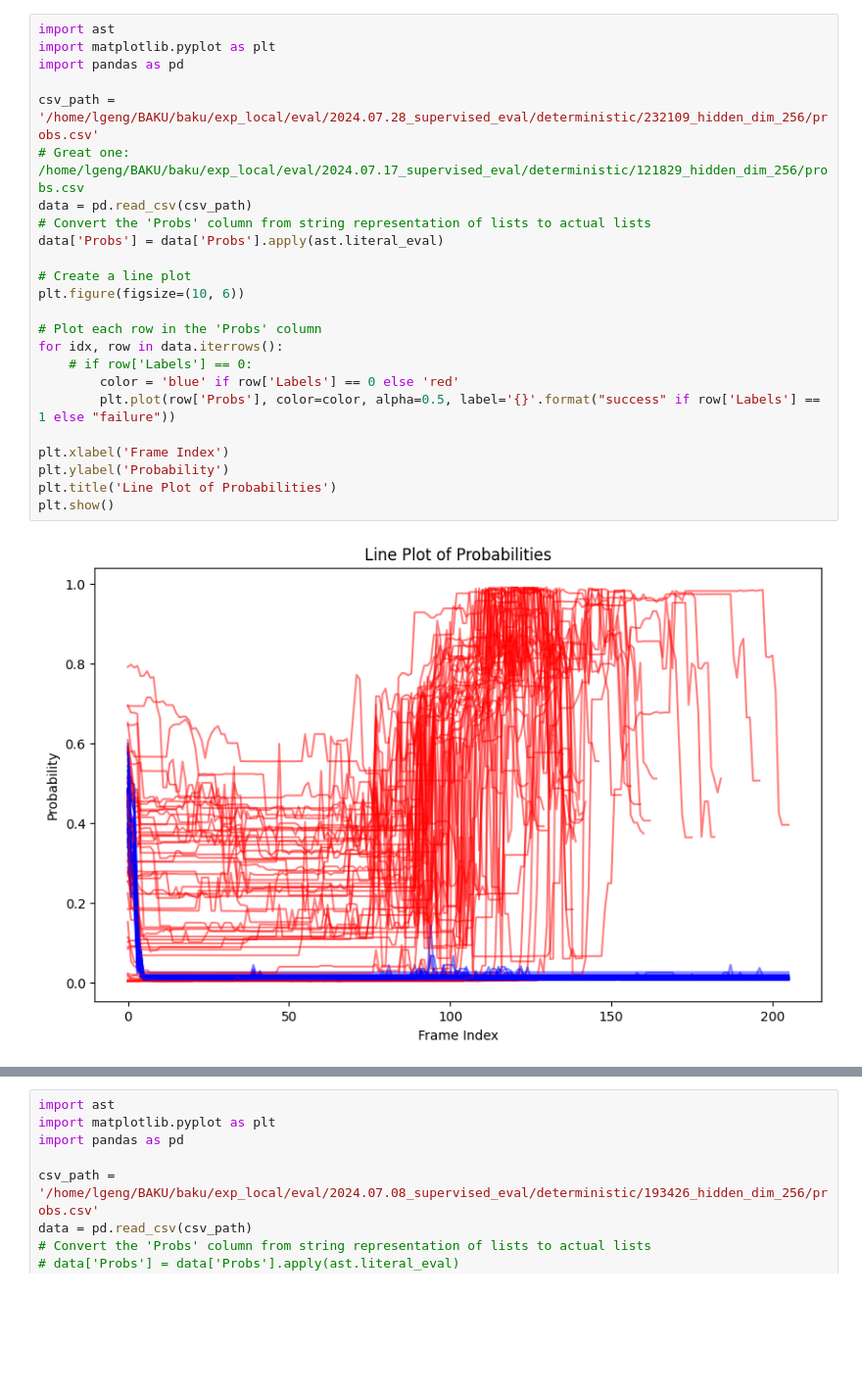
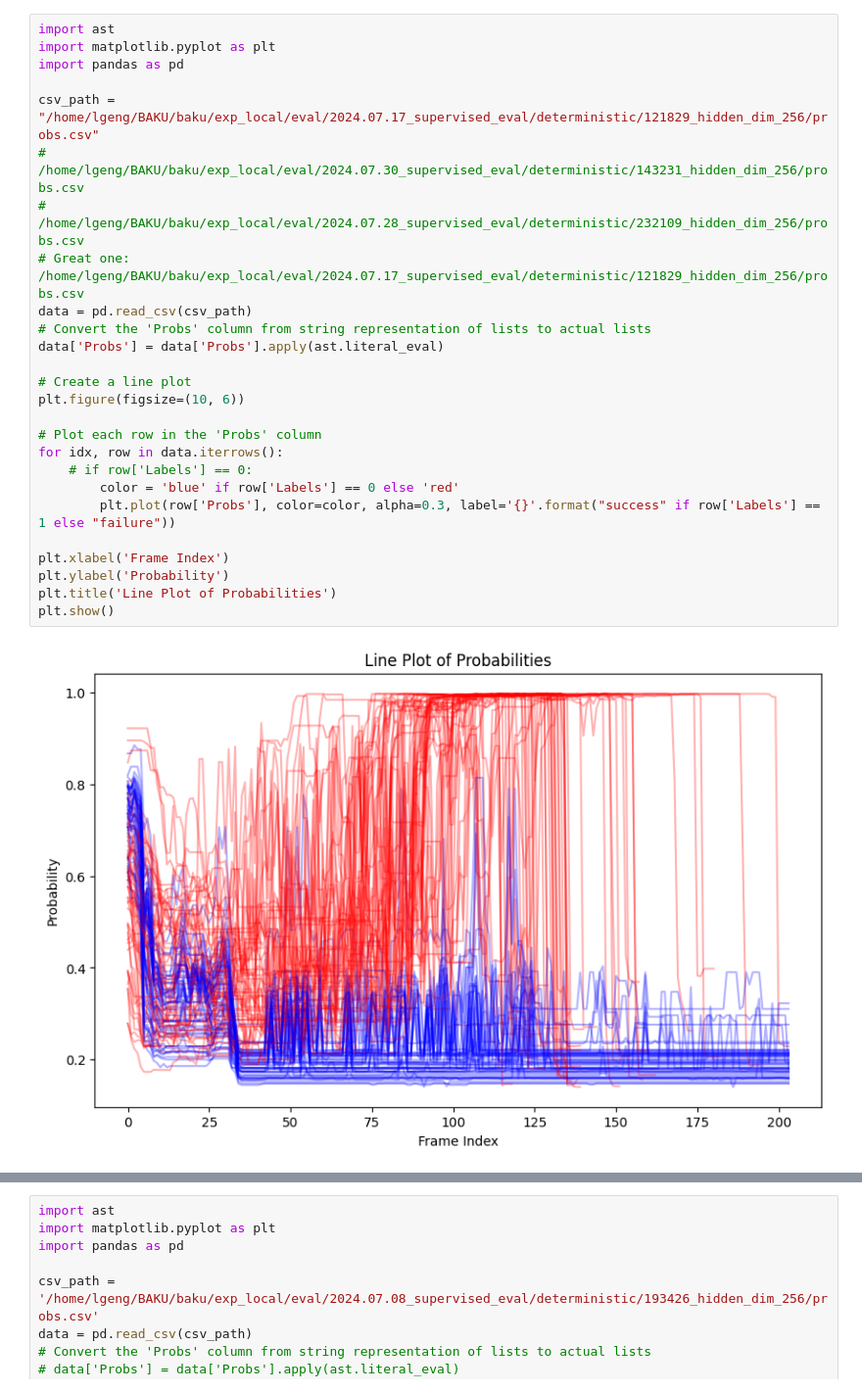
Before and after one commit to lygeng0427/BAKU, a Jupyter notebook: baku/visualize.ipynb, the cells around one changed output, grey strips where cells are left out. Shown at 98% size. Saved outputs shown, nothing was run; the diff lists cells and outputs as text; blank space fills up the shorter version.

```diff
--- a/baku/visualize.ipynb
+++ b/baku/visualize.ipynb
@@ -1,27 +1,29 @@
 # %%
 import ast
 import matplotlib.pyplot as plt
 import pandas as pd
 
-csv_path = '/home/lgeng/BAKU/baku/exp_local/eval/2024.07.28_supervised_eval/deterministic/232109_hidden_dim_256/probs.csv'
+csv_path = "/home/lgeng/BAKU/baku/exp_local/eval/2024.07.17_supervised_eval/deterministic/121829_hidden_dim_256/probs.csv"
+# /home/lgeng/BAKU/baku/exp_local/eval/2024.07.30_supervised_eval/deterministic/143231_hidden_dim_256/probs.csv
+# /home/lgeng/BAKU/baku/exp_local/eval/2024.07.28_supervised_eval/deterministic/232109_hidden_dim_256/probs.csv
 # Great one: /home/lgeng/BAKU/baku/exp_local/eval/2024.07.17_supervised_eval/deterministic/121829_hidden_dim_256/probs.csv
 data = pd.read_csv(csv_path)
 # Convert the 'Probs' column from string representation of lists to actual lists
 data['Probs'] = data['Probs'].apply(ast.literal_eval)
 
 # Create a line plot
 plt.figure(figsize=(10, 6))
 
 # Plot each row in the 'Probs' column
 for idx, row in data.iterrows():
     # if row['Labels'] == 0:
         color = 'blue' if row['Labels'] == 0 else 'red'
-        plt.plot(row['Probs'], color=color, alpha=0.5, label='{}'.format("success" if row['Labels'] == 1 else "failure"))
+        plt.plot(row['Probs'], color=color, alpha=0.3, label='{}'.format("success" if row['Labels'] == 1 else "failure"))
 
 plt.xlabel('Frame Index')
 plt.ylabel('Probability')
 plt.title('Line Plot of Probabilities')
 plt.show()
 # %% [output]
-[figure, old version]
+[figure, new version]
 # %%
```
Also changed, not shown: parts of 2 cells of this notebook, 7 other files.
